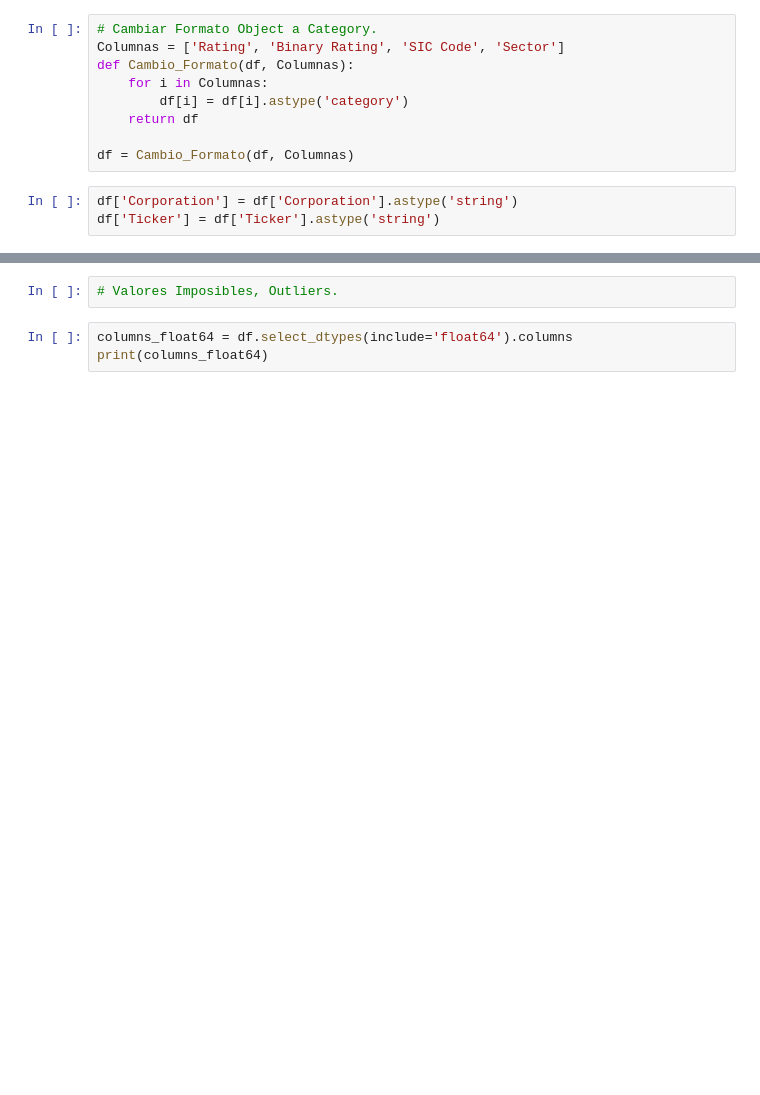
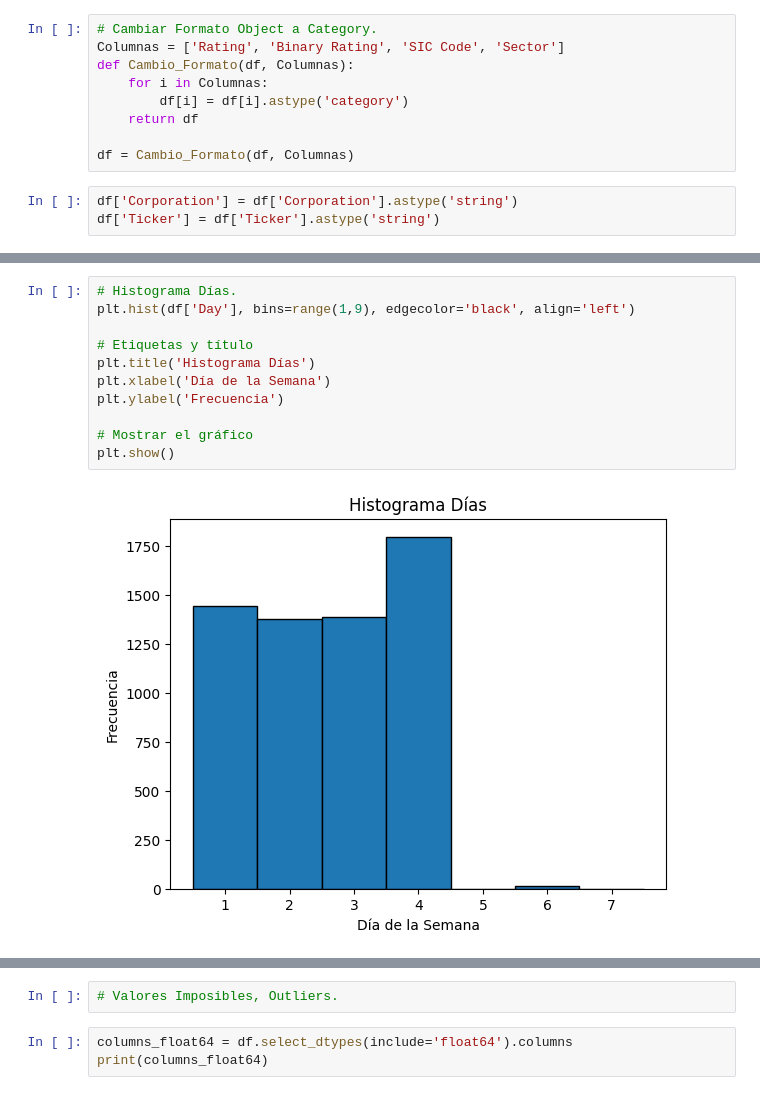
Before and after one commit to jfdonosom/Notebooks, a Jupyter notebook: Preentrega_DSII_Donoso_Mendieta.ipynb, the cells around one changed output, grey strips where cells are left out. Saved outputs shown, nothing was run; the diff lists cells and outputs as text; blank space fills up the shorter version.

```diff
--- a/Preentrega_DSII_Donoso_Mendieta.ipynb
+++ b/Preentrega_DSII_Donoso_Mendieta.ipynb
@@ -251,0 +264,13 @@ df['Month'] = df['Rating Date'].dt.month.astype('int64')
+# %%
+# Histograma Días.
+plt.hist(df['Day'], bins=range(1,9), edgecolor='black', align='left')
+
+# Etiquetas y título
+plt.title('Histograma Días')
+plt.xlabel('Día de la Semana')
+plt.ylabel('Frecuencia')
+
+# Mostrar el gráfico
+plt.show()
+# %% [output]
+[figure, added]
```
Also changed, not shown: parts of 34 cells of this notebook.
